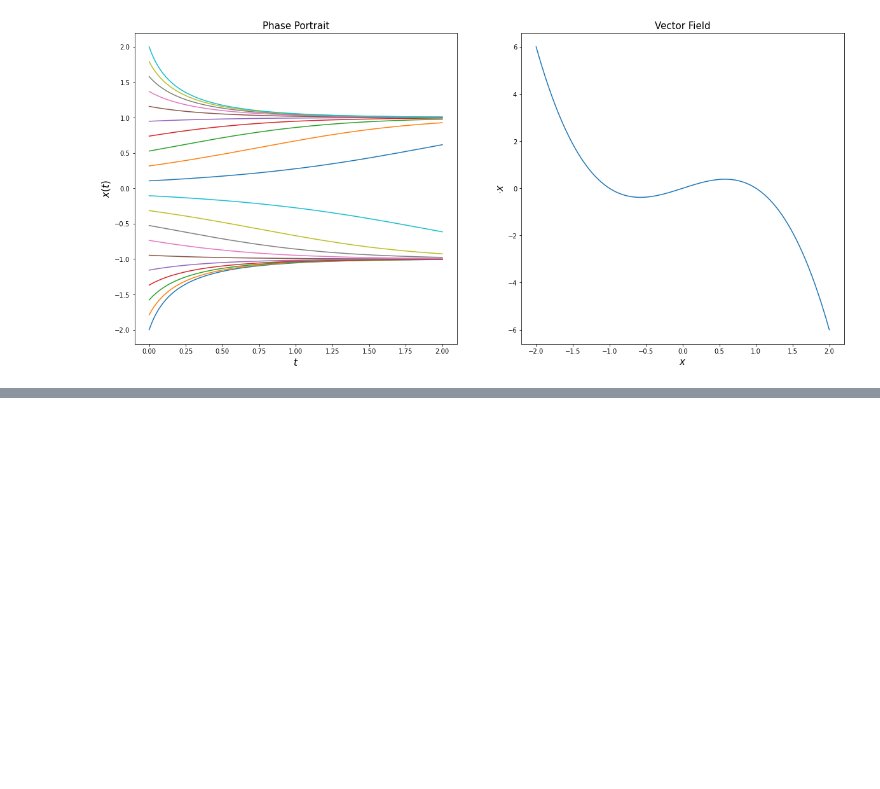
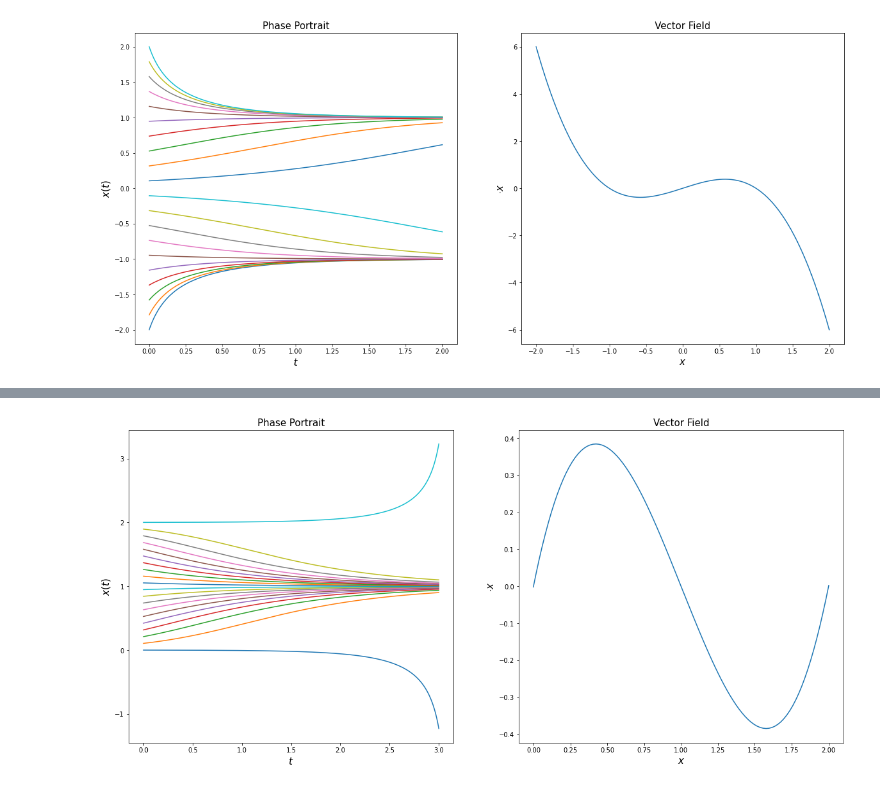
Before and after one commit to JUANESPG29/ModeladoySimulacion, a Jupyter notebook: EJERCICIOS_CAPITULO2_JUAN_ESTEBAN_PABON.ipynb, the cells around one changed output, grey strips where cells are left out. Saved outputs shown, nothing was run; the diff lists cells and outputs as text; code cells hidden in the pictures; blank space fills up the shorter version.

```diff
--- a/EJERCICIOS_CAPITULO2_JUAN_ESTEBAN_PABON.ipynb
+++ b/EJERCICIOS_CAPITULO2_JUAN_ESTEBAN_PABON.ipynb
@@ -95,0 +134,13 @@ plot_phase_portrait(func3,h,ti,tf,x0_i,x0_f,20)
+# %%
+def func9(x):
+  return x*(1-x)*(2-x)
+
+h = 1e-3
+ti = 0
+tf = 3
+x0_i = -0.001
+x0_f = 2.001
+n = 20
+plot_phase_portrait(func9,h,ti,tf,x0_i,x0_f,n)
+# %% [output]
+[figure, added]
```
Also changed, not shown: parts of 8 cells of this notebook.
